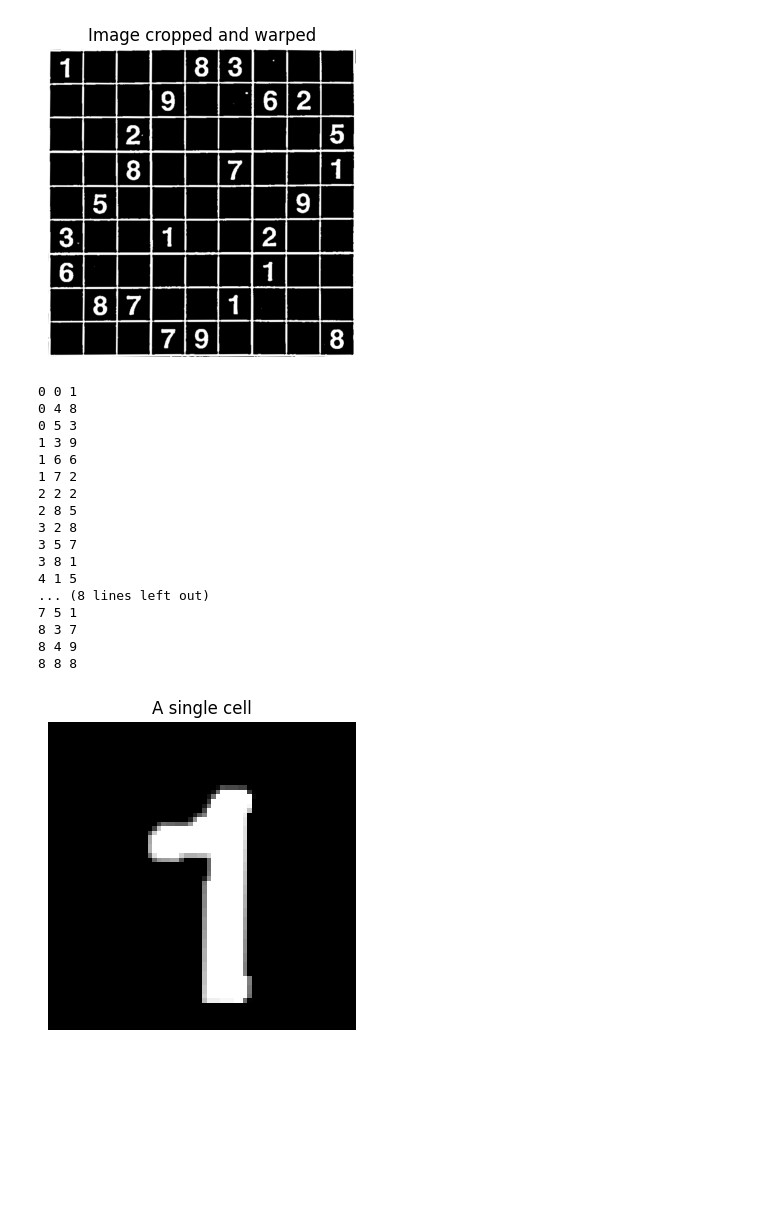
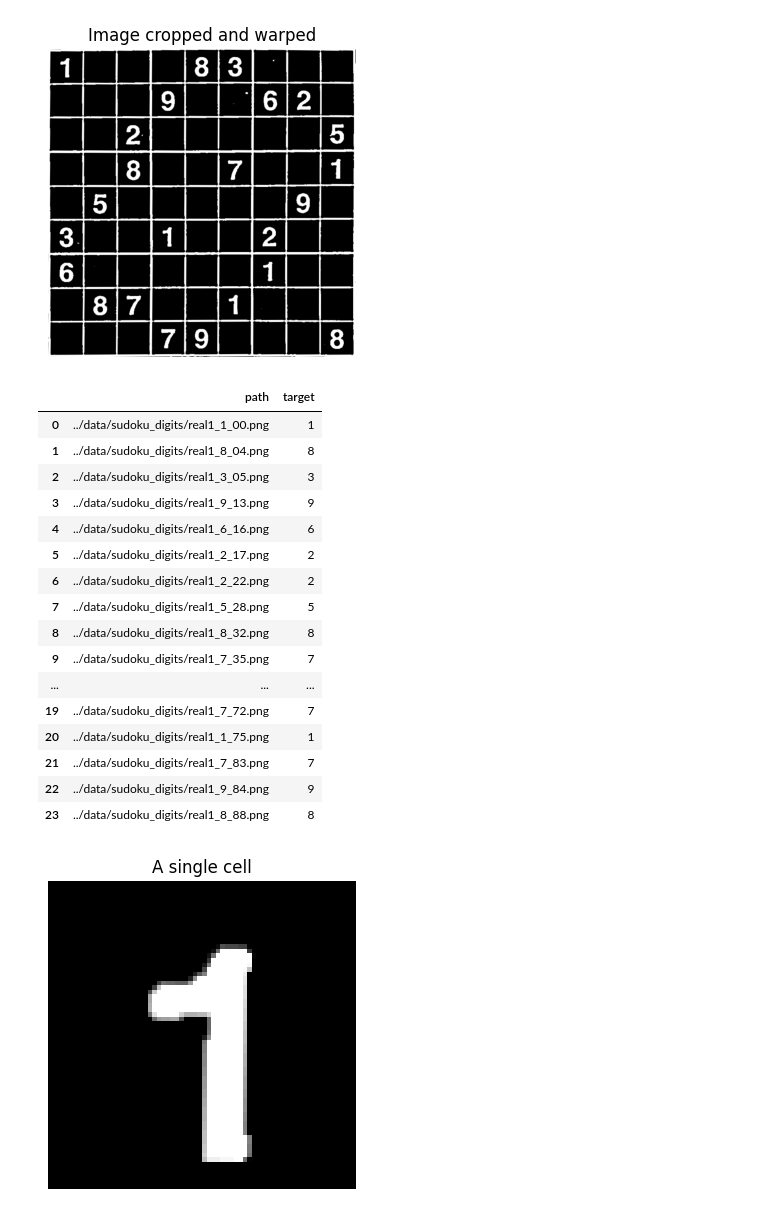
Before and after one commit to matteobarbieri/phd-school, a Jupyter notebook: home/notebooks_solution/create-realistic-dataset.ipynb, the cells around one changed output. Cells and saved outputs as stored; diff of their text form; code cells hidden in the pictures; blank space fills up the shorter version.

Commit message:
Create csv for sudoku digits

```diff
--- a/home/notebooks_solution/create-realistic-dataset.ipynb
+++ b/home/notebooks_solution/create-realistic-dataset.ipynb
@@ -137,6 +135,8 @@ def full_process(img_path):
 
     return cropped
 # %%
+cropped = full_process(img_path)
+
 # We're going to need the estimated _single cell_'s width.
 # Since we know the grid is 9 x 9 cells, and it's a square, we can simply compute that by dividing the image's width by 9
 w, h = cropped.shape
@@ -163,7 +164,11 @@ def save_cell(cropped, i, j, path, prefix: str, target, W=W):
     cleaned = remove_stuff(test_cell)
     resized = cv2.resize(cleaned, (28, 28), interpolation = cv2.INTER_AREA)
 
-    Image.fromarray(resized).save(path / f"{prefix}_{target}_{i}{j}.png")
+    image_path = path / f"{prefix}_{target}_{i}{j}.png"
+
+    Image.fromarray(resized).save(image_path)
+
+    return image_path
 # %%
 plt.figure(figsize=(4, 4))
 plt.axis('off') # Removes axis
@@ -208,23 +213,11 @@ annotated_cells = [
 
 ]
 # %%
+targets = []
+paths = []
+
 for i, j, target in annotated_cells:
-    save_cell(cropped, i, j, sd_path, "real1", target, W=W)
+    p = save_cell(cropped, i, j, sd_path, "real1", target, W=W)
+
+    paths.append(p)
+    targets.append(target)
-# %% [output]
-0 0 1
-0 4 8
-0 5 3
-1 3 9
-1 6 6
-1 7 2
-2 2 2
-2 8 5
-3 2 8
-3 5 7
-3 8 1
-4 1 5
-... (8 lines left out)
-7 5 1
-8 3 7
-8 4 9
-8 8 8
@@ -231,3 +226,25 @@ for i, j, target in annotated_cells:
+# %%
+df = pd.DataFrame.from_dict({'path': paths, 'target': targets})
+# %%
+df.to_csv
+# %% [output]
+|  | path | target |
+| 0 | ../data/sudoku_digits/real1_1_00.png | 1 |
+| 1 | ../data/sudoku_digits/real1_8_04.png | 8 |
+| 2 | ../data/sudoku_digits/real1_3_05.png | 3 |
+| 3 | ../data/sudoku_digits/real1_9_13.png | 9 |
+| 4 | ../data/sudoku_digits/real1_6_16.png | 6 |
+| 5 | ../data/sudoku_digits/real1_2_17.png | 2 |
+| 6 | ../data/sudoku_digits/real1_2_22.png | 2 |
+| 7 | ../data/sudoku_digits/real1_5_28.png | 5 |
+| 8 | ../data/sudoku_digits/real1_8_32.png | 8 |
+| 9 | ../data/sudoku_digits/real1_7_35.png | 7 |
+| ... | ... | ... |
+| 19 | ../data/sudoku_digits/real1_7_72.png | 7 |
+| 20 | ../data/sudoku_digits/real1_1_75.png | 1 |
+| 21 | ../data/sudoku_digits/real1_7_83.png | 7 |
+| 22 | ../data/sudoku_digits/real1_9_84.png | 9 |
+| 23 | ../data/sudoku_digits/real1_8_88.png | 8 |
 # %%
 test_cell = remove_stuff(slice_grid(cropped, 0, 0, W))
 plt.figure(figsize=(4, 4))
```
Also changed, not shown: parts of 5 cells of this notebook.
